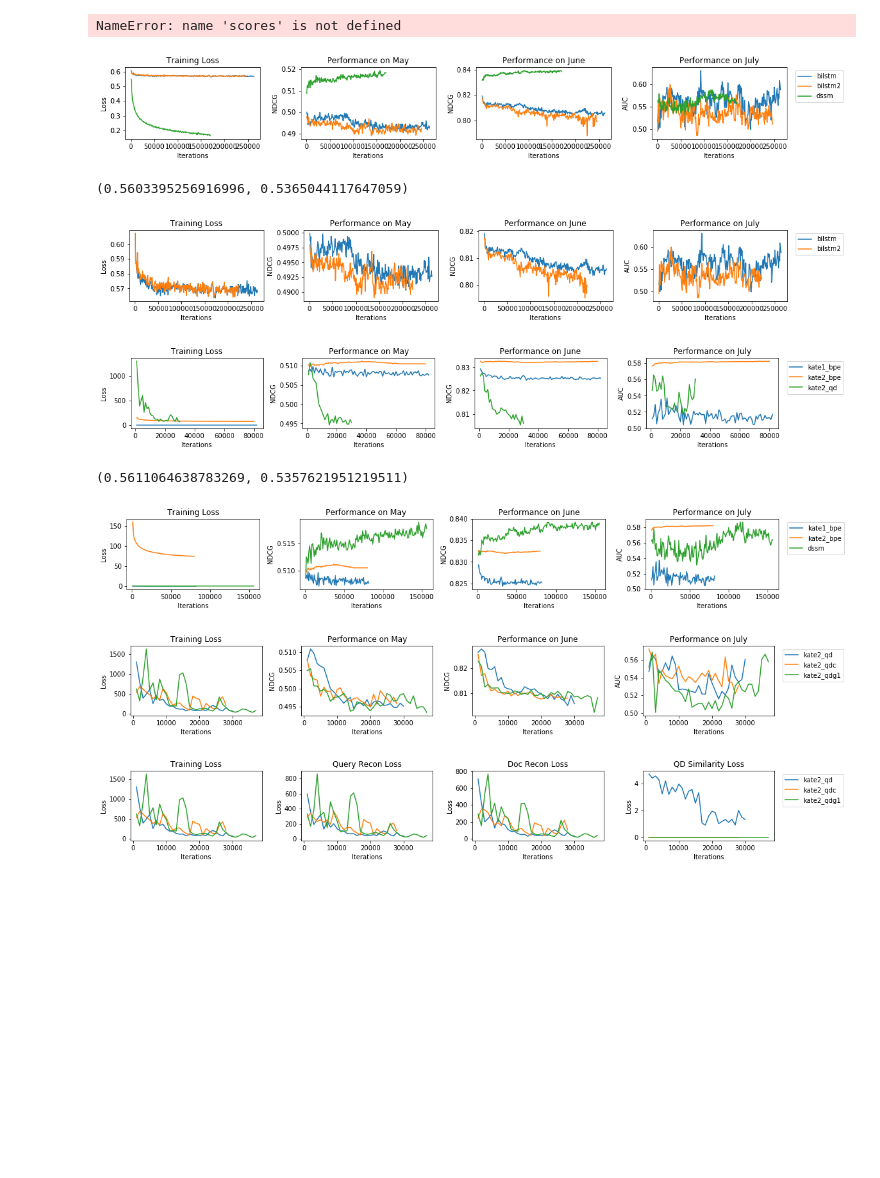
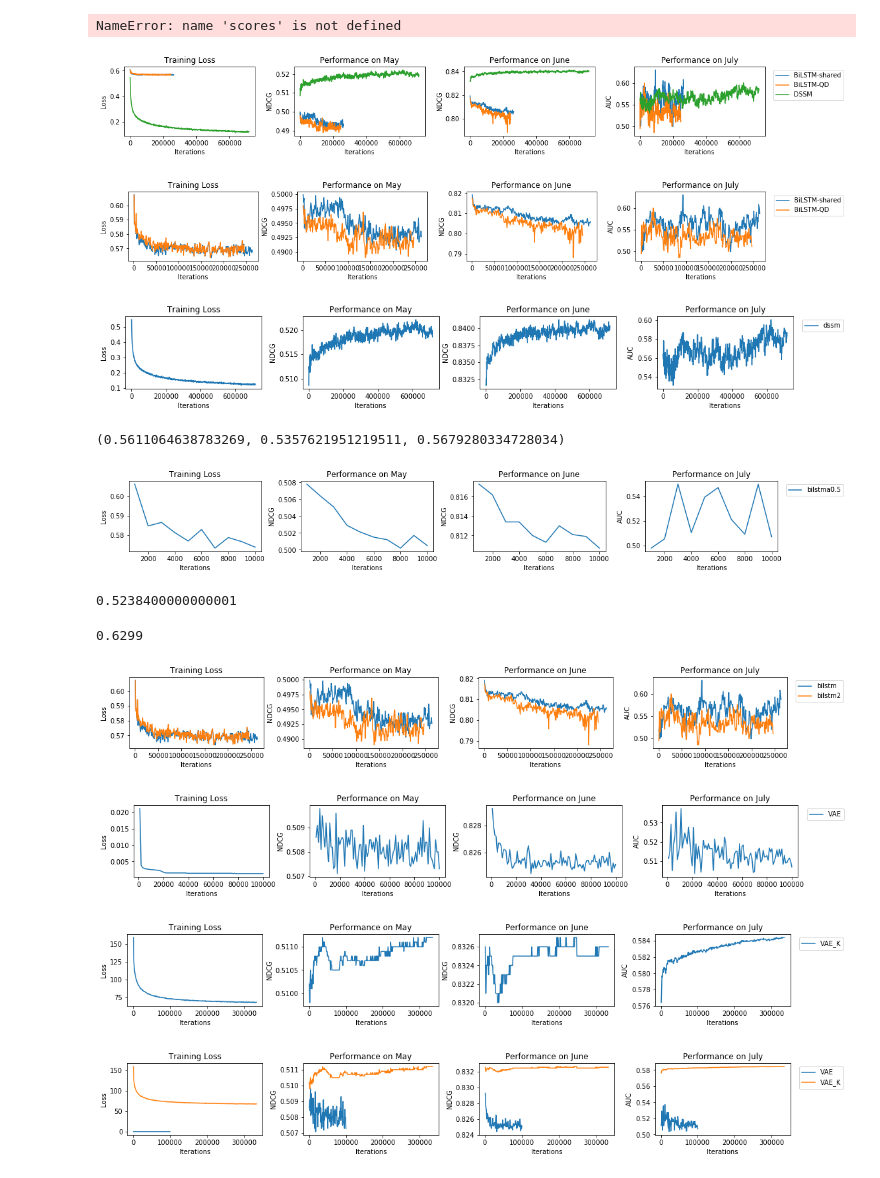
Before and after one commit to t-jamano/workspace, a Jupyter notebook: Visualise Results.ipynb, the cells around one changed output. Cells and saved outputs as stored; diff of their text form; code cells hidden in the pictures; blank space fills up the shorter version.

```diff
--- a/Visualise Results.ipynb
+++ b/Visualise Results.ipynb
@@ -24,7 +28,7 @@ NameError: name 'scores' is not defined
 # %%
 
 def read_outputs2(file_dir):
-    may, june, july, loss, q_rec_loss, d_rec_loss, qd_loss, qd_rec_loss, dq_rec_loss, gan_loss = [], [], [], [], [], [], [], [], [], []
+    may, june, july, loss, q_rec_loss, d_rec_loss, qd_loss, qd_rec_loss, dq_rec_loss, gan_loss, acc = [], [], [], [], [], [], [], [], [], [], []
     model_name = ""
     with open (file_dir, "r") as myfile:
 
@@ -32,6 +36,8 @@ def read_outputs2(file_dir):
             s = line.split(",")
             if model_name == "":
                 model_name = s[0]
+            if len(s) == 3:
+                break
             may.append(float(s[4].split("=")[-1]))
             june.append(float(s[5].split("=")[-1]))
             july.append(float(s[6].split("=")[-1]))
@@ -41,17 +47,23 @@ def read_outputs2(file_dir):
                 q_rec_loss.append(float(s[8].split("=")[-1]))
                 d_rec_loss.append(float(s[9].split("=")[-1]))
                 qd_loss.append(float(s[10].split("=")[-1]))
+            if "kate2_bpeg" in model_name or "aae" in model_name:
+                q_rec_loss.append(float(s[8].split("=")[-1]))
+                d_rec_loss.append(float(s[9].split("=")[-1]))
+#                 qd_loss.append(float(s[10].split("=")[-1]))
+#                 qd_rec_loss.append(float(s[11].split("=")[-1]))
 
 
 
 
 
 
-    return model_name, may, june, july, loss, q_rec_loss, d_rec_loss, qd_loss, qd_rec_loss, dq_rec_loss, gan_loss
+
+    return model_name, may, june, july, loss, q_rec_loss, d_rec_loss, qd_loss, qd_rec_loss, dq_rec_loss, gan_loss, acc
 
 
 
-def visualise(results, focus=[4,1,2,3], titles=["Training Loss", "Performance on May", "Performance on June", "Performance on July"], ylabels=["Loss", "NDCG", "NDCG", "AUC"]):
+def visualise(results, focus=[4,1,2,3], titles=["Training Loss", "Performance on May", "Performance on June", "Performance on July"], ylabels=["Loss", "NDCG", "NDCG", "AUC"], legends=None, save=None):
     width = 18
     height = 2
     plt.figure(figsize=(width, height))
@@ -64,52 +76,65 @@ def visualise(results, focus=[4,1,2,3], titles=["Training Loss", "Performance on
         plt.ylabel(ylabels[i])
         plt.xlabel('Iterations')
 
+    if legends == None:
+        plt.legend([i[0] for i in results],bbox_to_anchor=(1.04,1), loc="upper left")
+    else:
+        plt.legend([i for i in legends],bbox_to_anchor=(1.04,1), loc="upper left")
 
-    plt.legend([i[0] for i in results],bbox_to_anchor=(1.04,1), loc="upper left")
 
     plt.subplots_adjust(wspace=0.3)
+    if save != None:
+        plt.savefig('/work/png/%s' %save, bbox_inches='tight',pad_inches=1, dpi=300)
     plt.show()
 
 run1 = read_outputs2("/work/data/out/bilstm_h300_l128_n1_ml10_w50509_b32_50K_BPE_30M_QD.txt_2018_07_02_18:20:53")
 run2 = read_outputs2("/work/data/out/bilstm2_h300_l128_n1_ml10_w50509_b32_50K_BPE_30M_QD.txt_2018_07_02_18:50:18")
-# run3 = read_outputs2("/work/data/out/kate2_bpe_h300_l128_n1_ml10_w50509_b32_50K_BPE_30M_QD.txt_2018_07_02_21:26:38")
 run3 = read_outputs2("/work/data/out/dssm_h300_l128_n1_ml10_w50509_b32_50K_BPE_30M_QD.txt_2018_07_02_21:30:06")
-# run3 = read_outputs2("/work/data/out/")
-visualise([run1, run2, run3])
+visualise([run1, run2, run3], legends=["BiLSTM-shared", "BiLSTM-QD", "DSSM"])
 # %% [output]
-[figure, old version]
+[figure, new version]
+# %%
+visualise([run1, run2], legends=["BiLSTM-shared", "BiLSTM-QD", "DSSM"])
+# %% [output]
+[figure, added]
+# %%
+visualise([run3])
+# %% [output]
+[figure, added]
 # %%
-np.mean(run1[3]), np.mean(run2[3])
+np.mean(run1[3]), np.mean(run2[3]), np.mean(run3[3])
 # %% [output]
-(0.5603395256916996, 0.5365044117647059)
+(0.5611064638783269, 0.5357621951219511, 0.5679280334728034)
+# %%
+visualise([run23,run24])
+# %% [output]
+[figure, added]
+# %%
+run16 = read_outputs2("/work/data/out/bilstm_h300_l128_n1_ml10_w50509_b32_a0.5_50K_BPE_30M_QD.txt_2018_07_06_23:01:45")
+np.mean(run16[3])
+# %% [output]
+0.5238400000000001
+# %%
+np.max(run1[3])
+# %% [output]
+0.6299
 # %%
 visualise([run1, run2])
 # %% [output]
-[figure, old version]
+[figure, new version]
 # %%
 # without weights
 run4 = read_outputs2("/work/data/out/kate1_bpe_h300_l128_n1_ml10_w50509_b32_50K_BPE_30M_QD.txt_2018_07_02_21:27:00")
 run5 = read_outputs2("/work/data/out/kate2_bpe_h300_l128_n1_ml10_w50509_b32_50K_BPE_30M_QD.txt_2018_07_02_21:26:38")
 run6 = read_outputs2("/work/data/out/kate2_qd_h300_l128_n1_ml10_w50509_b32_50K_BPE_30M_QD.txt_2018_07_02_21:28:06")
 run7 = read_outputs2("/work/data/out/kate2_qdc_h300_l128_n1_ml10_w50509_b32_50K_BPE_30M_QD.txt_2018_07_02_21:30:46")
 run8 = read_outputs2("/work/data/out/kate2_qdg1_h300_l128_n1_ml10_w50509_b32_50K_BPE_30M_QD.txt_2018_07_02_21:31:51")
 # run3 = read_outputs2("/work/data/out/")
 # visualise([run1, run2, run3])
-visualise([run4, run5, run6])
+visualise([run4], legends=["VAE"], save="vae")
+visualise([run5], legends=["VAE_K"], save="vae_k")
+visualise([run4, run5], legends=["VAE", "VAE_K"], save="vae,vae_k")
 # %% [output]
-[figure, old version]
+[figure, new version]
+[figure, added]
+[figure, added]
-# %%
-np.mean(run1[3]), np.mean(run2[3])
-# %% [output]
-(0.5611064638783269, 0.5357621951219511)
-# %%
-visualise([run4, run5, run3])
-# %% [output]
-[figure, removed]
-# %%
-visualise([run6, run7, run8])
-
-visualise([run6, run7, run8], focus=[4,5,6,7], titles=["Training Loss", "Query Recon Loss", "Doc Recon Loss", "QD Similarity Loss"], ylabels=["Loss", "Loss", "Loss", "Loss"])
-# %% [output]
-[figure, removed]
-[figure, removed]
```
Also changed, not shown: parts of 30 cells of this notebook, 6 other files.
